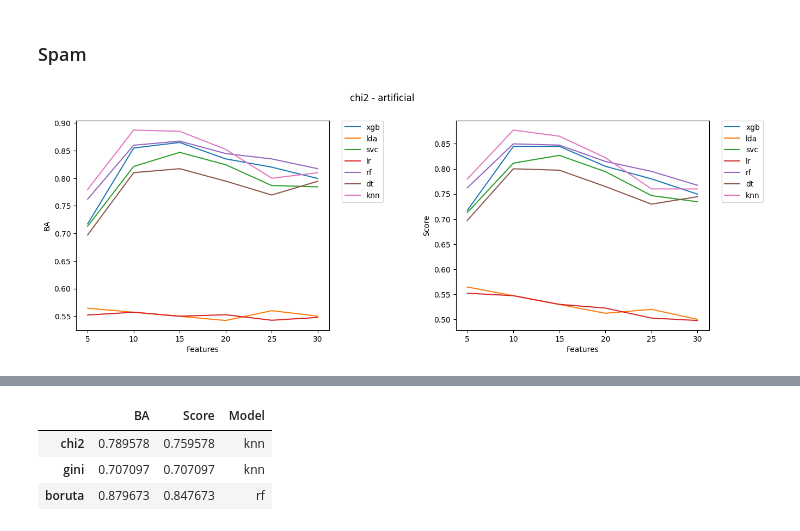
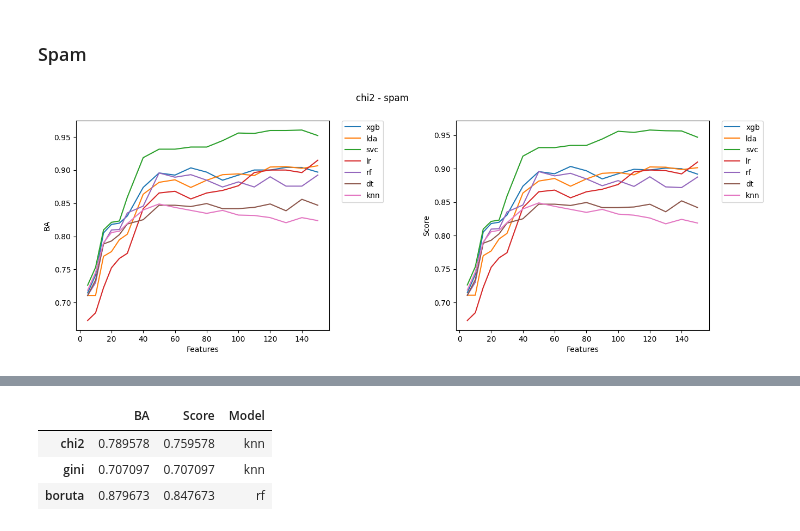
Before and after one commit to kaczmareka/aml_project2, a Jupyter notebook: experiments.ipynb, the cells around one changed output, grey strips where cells are left out. Drawn from its saved outputs; the diff is of its cells as text; code cells hidden in the pictures.

Commit message:
experiments update + end scores

```diff
--- a/experiments.ipynb
+++ b/experiments.ipynb
@@ -374,8 +368,9 @@ plot_results_best_C(end_scores_l1_art, "l1 - artificial")
 # %% [markdown]
 ### Spam
 # %%
-end_scores_chi2_spam = search_best_features([5, 10, 15, 20, 25, 30], 'chi2', spam_train_X, spam_train_y, spam_val_X, spam_val_y, 'spam')
+end_scores_chi2_spam = search_best_features([20, 30, 40, 50, 60, 70, 80, 90, 100, 110, 120, 130, 140, 150], 'chi2', spam_train_X, spam_train_y, spam_val_X, spam_val_y, 'spam')
+end_scores_chi2_spam.to_csv("scores/end_scores_chi2_spam.csv")
 plot_results(end_scores_chi2_spam, "chi2 - spam")
 # %% [output]
-[figure, old version]
+[figure, new version]
 # %%
```
Also changed, not shown: parts of 37 cells of this notebook, 12 other files.
